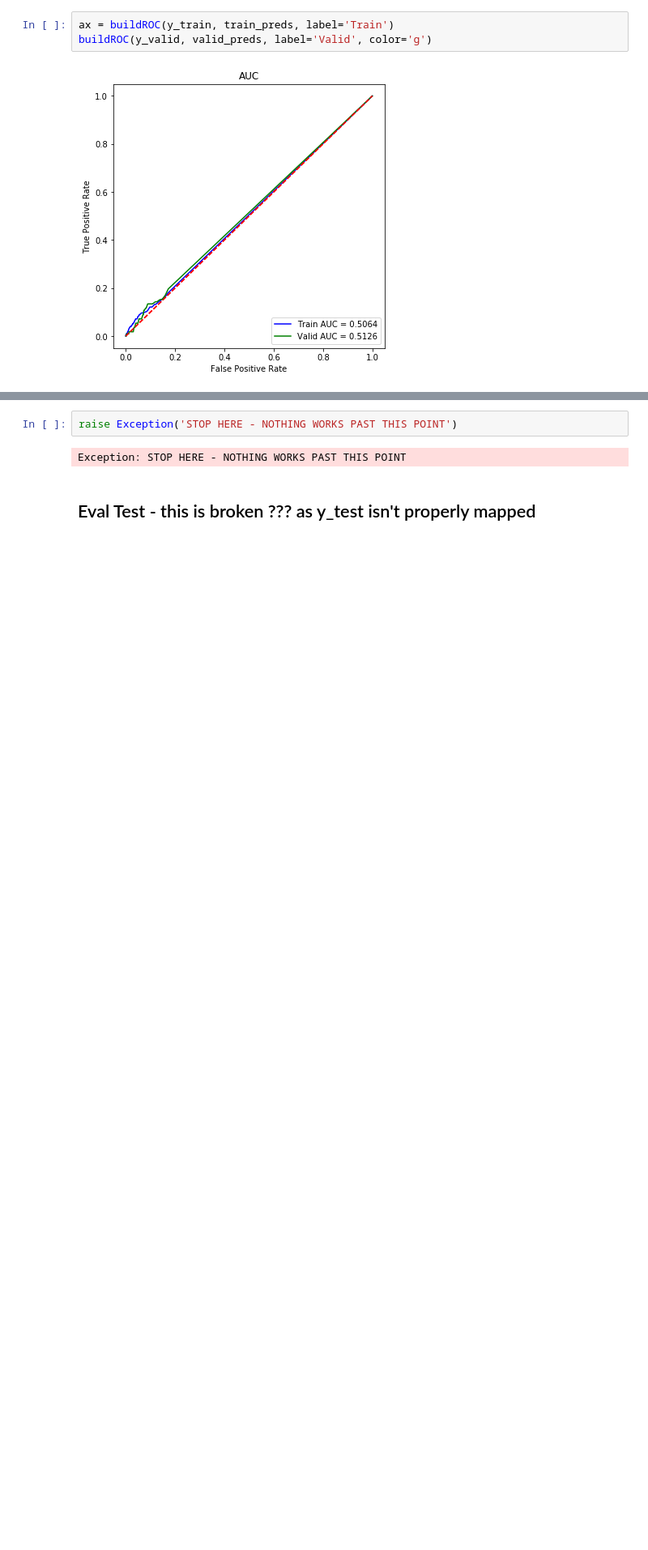
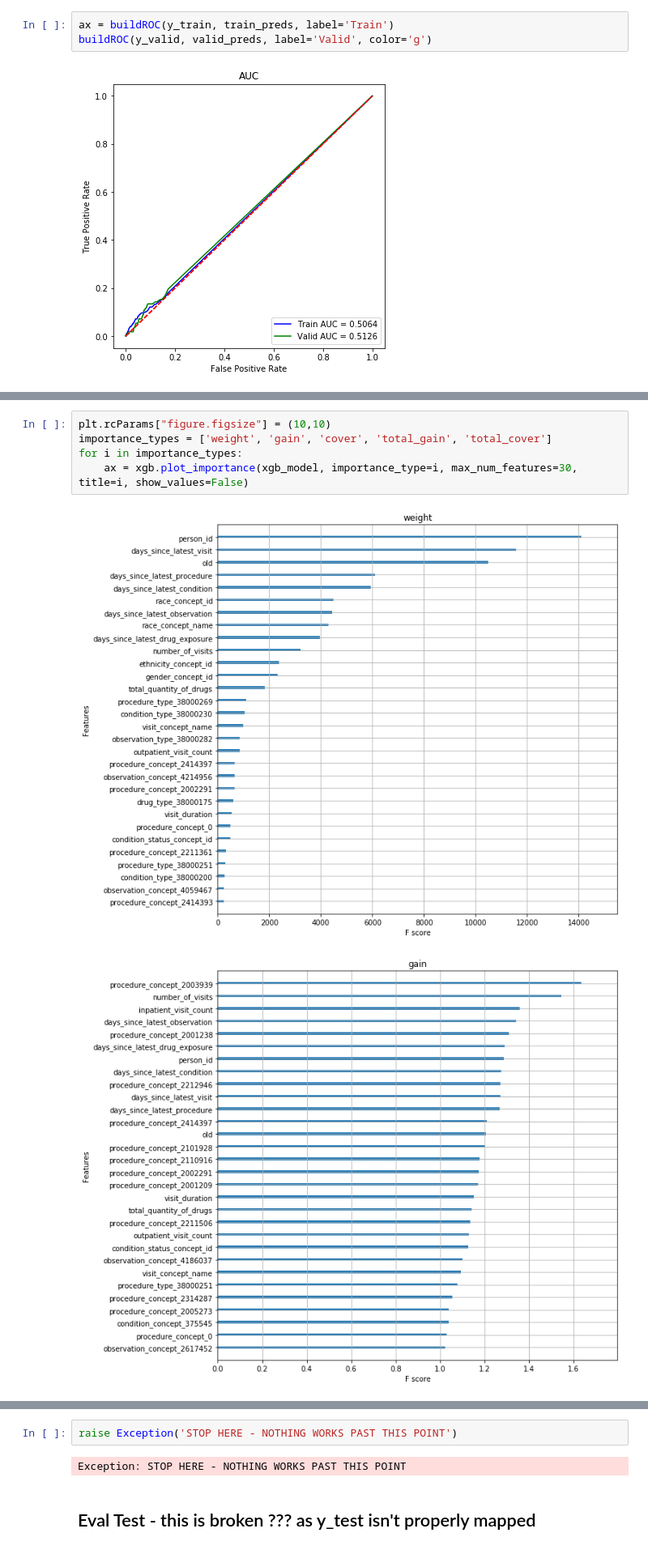
Before and after one commit to romirmoza/omop-cdm-postgresql, a Jupyter notebook: XGB_model_4.ipynb, the cells around one changed output, grey strips where cells are left out. Shown at 81% size. Cells and saved outputs as stored; diff of their text form; blank space fills up the shorter version.

Commit message:
plotting importance

```diff
--- a/XGB_model_4.ipynb
+++ b/XGB_model_4.ipynb
@@ -667,0 +670,8 @@ buildROC(y_valid, valid_preds, label='Valid', color='g')
+# %%
+plt.rcParams["figure.figsize"] = (10,10)
+importance_types = ['weight', 'gain', 'cover', 'total_gain', 'total_cover']
+for i in importance_types:
+    ax = xgb.plot_importance(xgb_model, importance_type=i, max_num_features=30, title=i, show_values=False)
+# %% [output]
+[figure, added]
+[figure, added]
```
Also changed, not shown: parts of 15 cells of this notebook.
